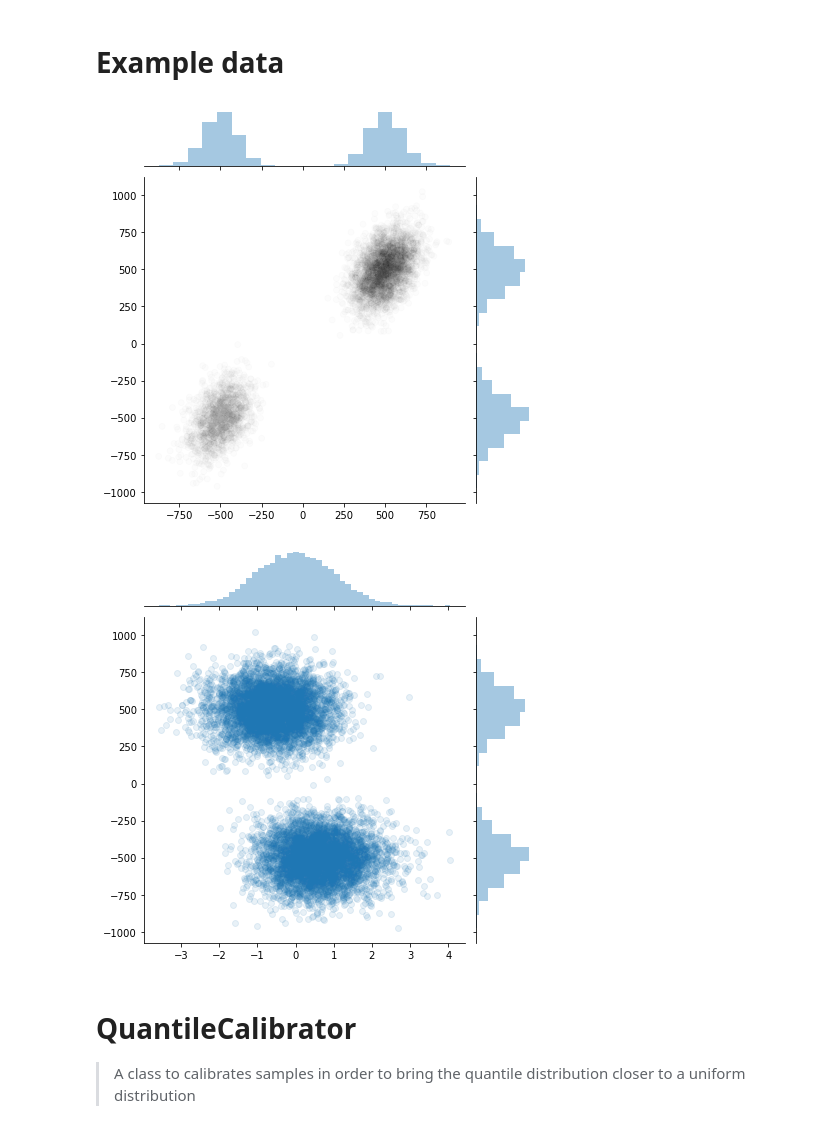
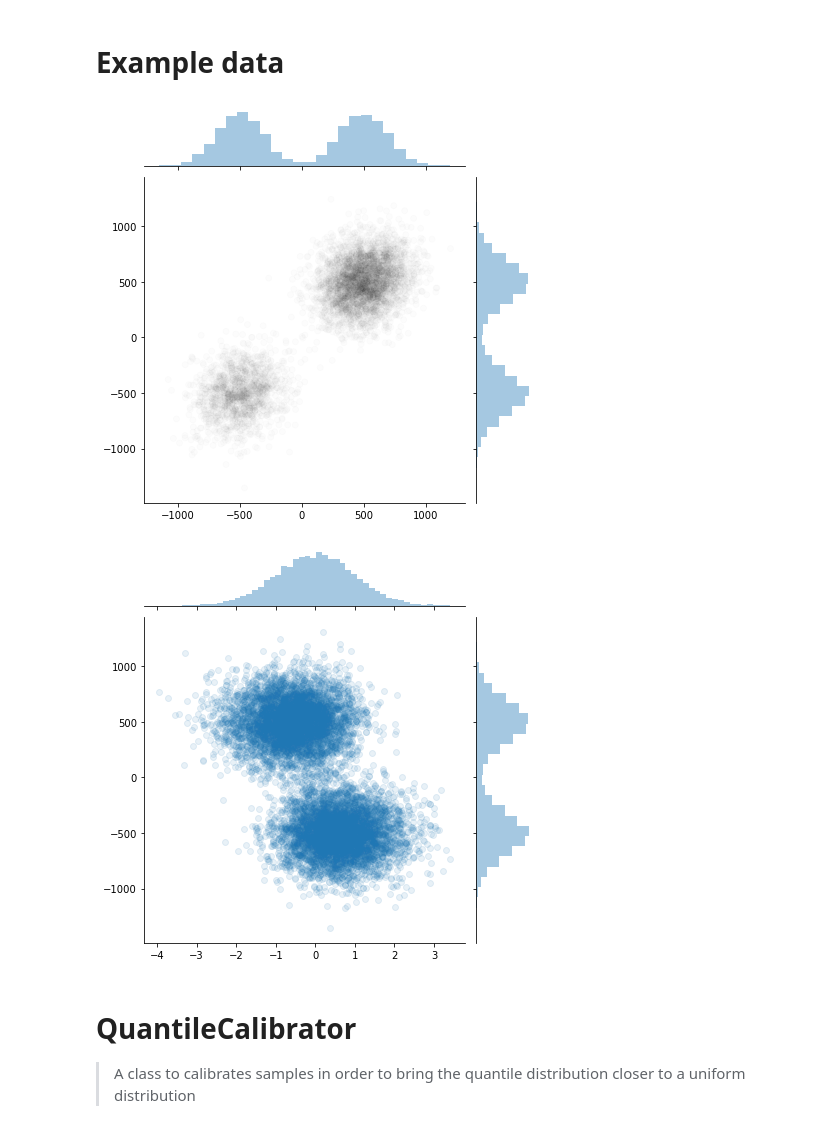
Before and after one commit to AlanGanem/scikit-density, a Jupyter notebook: notebooks/01_ensemble.ipynb, the cells around one changed output. Cells and saved outputs as stored; diff of their text form; code cells hidden in the pictures.

```diff
--- a/notebooks/01_ensemble.ipynb
+++ b/notebooks/01_ensemble.ipynb
@@ -97,37 +98,37 @@ def sigmoid(x):
 X,y = make_regression(
     n_samples=10000,
     n_features=15,
     n_informative=6,
     n_targets=2,
     bias=500,
     effective_rank=None,
-    tail_strength=5,
-    noise=1,
+    tail_strength=10,
+    noise=150,
     shuffle=True,
     coef=False,
     random_state=None
 )
 
 
 #make one of X[1] feature mode weightening
 bimodal_factor_wieght = 2
 bimodal_factors = (sigmoid(bimodal_factor_wieght*X[:,-1]) > np.random.random(size = X.shape[0])).astype(int)
 bimodal_factors[bimodal_factors == 0] = -1
 bimodal_factors = bimodal_factors.reshape(-1,1)
 
 y = bimodal_factors*y
 
 colors = cm.get_cmap('binary')(256*(sigmoid(bimodal_factor_wieght*X[:,-1]) > np.random.random(size = X.shape[0])).astype(int))
 
 sns.jointplot(y[:,0],y[:,1], joint_kws = {'color': colors}, alpha = 0.01)
 
 sns.jointplot(X[:,-1], y[:,1], alpha = 0.1)
 
 X_train, X_test = X[:int(0.8*len(X))], X[int(0.8*len(X)):]
 y_train, y_test = y[:int(0.8*len(X))], y[int(0.8*len(X)):]
 # %% [output]
-[figure, old version]
+[figure, new version]
-[figure, old version]
+[figure, new version]
 # %% [markdown]
 # QuantileCalibrator
 > A class to calibrates samples in order to bring the quantile distribution closer to a uniform distribution
```
Also changed, not shown: parts of 30 cells of this notebook, 42 other files.
